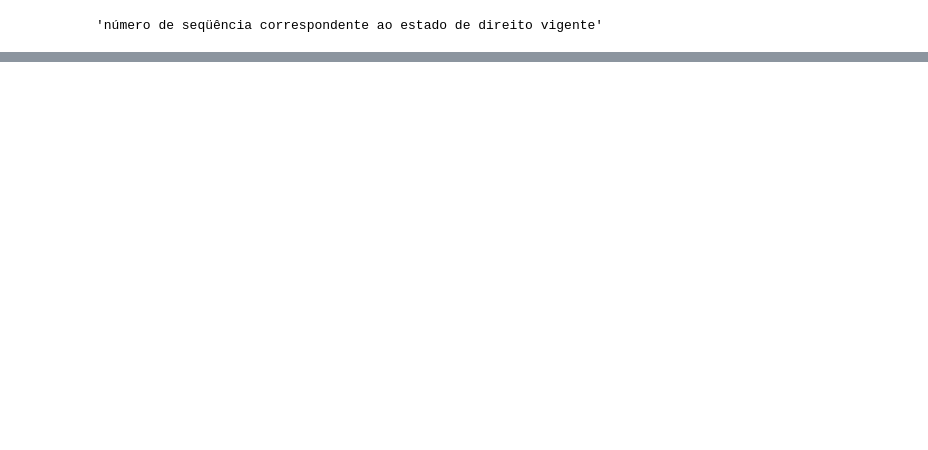
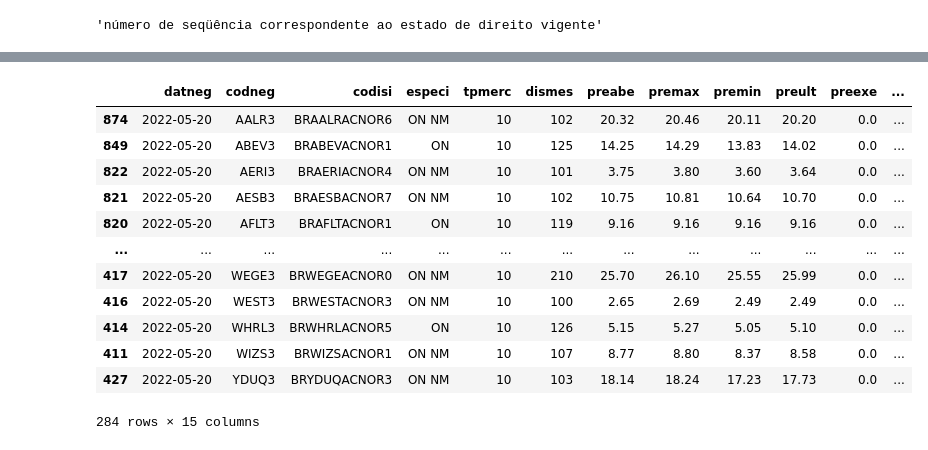
Before and after one commit to crdcj/MagicFormula, a Jupyter notebook: examples/capm_test.ipynb, the cells around one changed output, grey strips where cells are left out. Cells and saved outputs as stored; diff of their text form; code cells hidden in the pictures; blank space fills up the shorter version.

```diff
--- a/examples/capm_test.ipynb
+++ b/examples/capm_test.ipynb
@@ -65,0 +75,16 @@ servidor.client_execute([\
+# %%
+z
+# %% [output]
+|  | datneg | codneg | codisi | especi | tpmerc | dismes | preabe | premax | premin | preult | preexe | ... |
+| 874 | 2022-05-20 | AALR3 | BRAALRACNOR6 | ON NM | 10 | 102 | 20.32 | 20.46 | 20.11 | 20.20 | 0.0 | ... |
+| 849 | 2022-05-20 | ABEV3 | BRABEVACNOR1 | ON | 10 | 125 | 14.25 | 14.29 | 13.83 | 14.02 | 0.0 | ... |
+| 822 | 2022-05-20 | AERI3 | BRAERIACNOR4 | ON NM | 10 | 101 | 3.75 | 3.80 | 3.60 | 3.64 | 0.0 | ... |
+| 821 | 2022-05-20 | AESB3 | BRAESBACNOR7 | ON NM | 10 | 102 | 10.75 | 10.81 | 10.64 | 10.70 | 0.0 | ... |
+| 820 | 2022-05-20 | AFLT3 | BRAFLTACNOR1 | ON | 10 | 119 | 9.16 | 9.16 | 9.16 | 9.16 | 0.0 | ... |
+| ... | ... | ... | ... | ... | ... | ... | ... | ... | ... | ... | ... | ... |
+| 417 | 2022-05-20 | WEGE3 | BRWEGEACNOR0 | ON NM | 10 | 210 | 25.70 | 26.10 | 25.55 | 25.99 | 0.0 | ... |
+| 416 | 2022-05-20 | WEST3 | BRWESTACNOR3 | ON NM | 10 | 100 | 2.65 | 2.69 | 2.49 | 2.49 | 0.0 | ... |
+| 414 | 2022-05-20 | WHRL3 | BRWHRLACNOR5 | ON | 10 | 126 | 5.15 | 5.27 | 5.05 | 5.10 | 0.0 | ... |
+| 411 | 2022-05-20 | WIZS3 | BRWIZSACNOR1 | ON NM | 10 | 107 | 8.77 | 8.80 | 8.37 | 8.58 | 0.0 | ... |
+| 427 | 2022-05-20 | YDUQ3 | BRYDUQACNOR3 | ON NM | 10 | 103 | 18.14 | 18.24 | 17.23 | 17.73 | 0.0 | ... |
+284 rows × 15 columns
```
Also changed, not shown: parts of 13 cells of this notebook, 1 other file.
